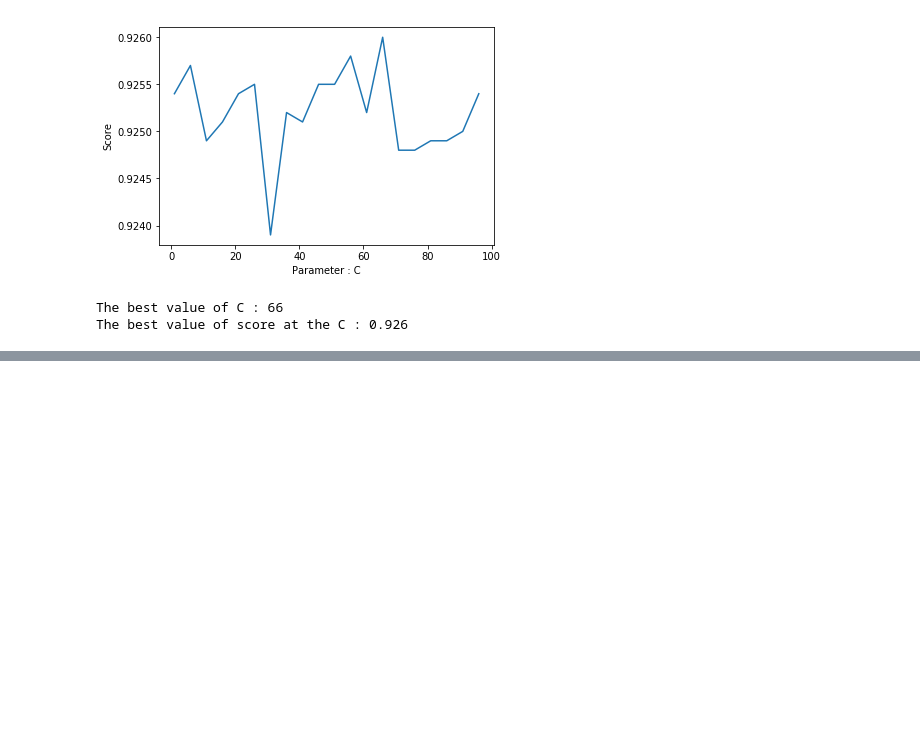
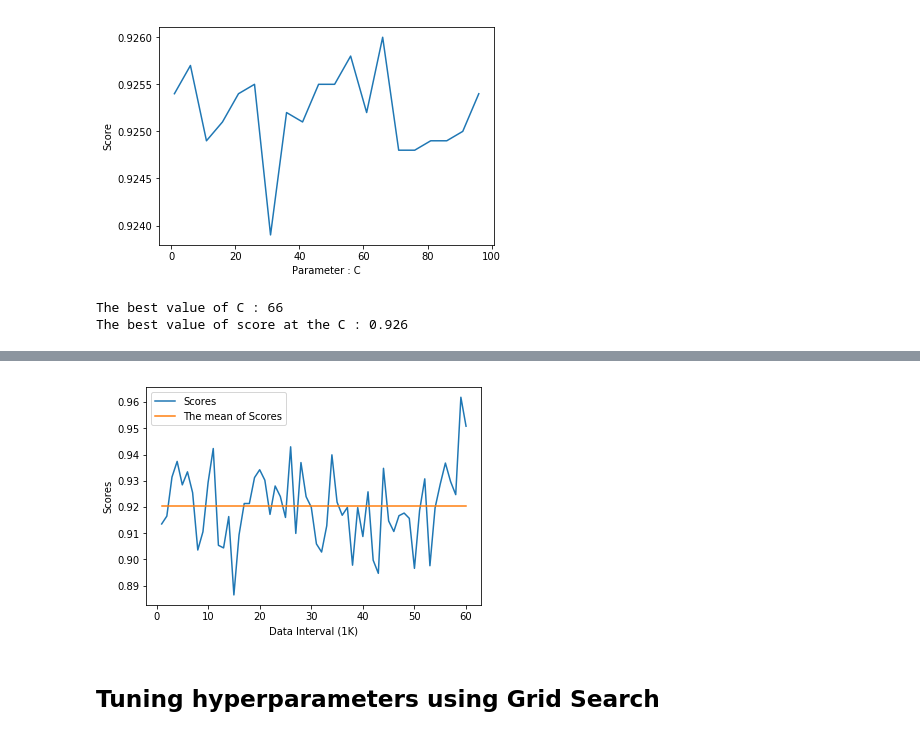
Before and after one commit to ByeongGil-Jung/2018-Artificial-Intelligence, a Jupyter notebook: PBL_1/PBL1_logistic_regression.ipynb, the cells around one changed output, grey strips where cells are left out. Drawn from its saved outputs; the diff is of its cells as text; code cells hidden in the pictures; blank space fills up the shorter version.

```diff
--- a/PBL_1/PBL1_logistic_regression.ipynb
+++ b/PBL_1/PBL1_logistic_regression.ipynb
@@ -218,0 +240,27 @@ The best value of score at the C : 0.926
+# %%
+from sklearn.model_selection import cross_val_score
+
+"""
+위에서 최적의 C value 인 C = 0.61 을 찾음
+이를 바탕으로 K-fold 교차 검증을 실시
+
+총 60개의 k 로 나눠 실행
+(k 가 클수록 더 세밀한 검증 가능)
+
+즉, 잘개 쪼개진 각 샘플마다 정확도를 각각 측정한다,
+그리고 전체 평균을 내어 이 모델의 정확도가 대략 ~ 일 것이다 라고 기대 할 수 있음.
+"""
+
+clf = LogisticRegression(C=0.61,
+                         multi_class='multinomial',
+                         penalty='l1', solver='saga', tol=0.1, n_jobs=-1)
+
+start = time.time()
+scores = cross_val_score(estimator=clf,
+                         X=training_flatted_pixel_list, y=training_label_list,
+                         cv=60, n_jobs=-1)
+end = time.time()
+
+print("CV accuracy scores : {}".format(scores))
+print("CV accuracy : {} +/- {}".format(np.mean(scores), np.std(scores)))
+print("Elapsed Time : {}".format(end - start))
@@ -218,0 +280,22 @@ The best value of score at the C : 0.926
+# %%
+"""
+이를 그래프로 나타내고,
+Scores 의 평균의 기댓값을 추출.
+"""
+X_1 = np.arange(1, 61, 1)
+Y_1 = scores
+
+X_2 = np.zeros(60)
+Y_2 = [x + np.mean(scores) for x in X_2]
+
+plt.plot(X_1, Y_1, label="Scores")
+plt.plot(X_1, Y_2, label="The mean of Scores")
+
+plt.xlabel("Data Interval (1K)")
+plt.ylabel("Scores")
+plt.legend()
+plt.show()
+# %% [output]
+[figure, added]
+# %% [markdown]
+## Tuning hyperparameters using Grid Search
```
Also changed, not shown: parts of 24 cells of this notebook.
